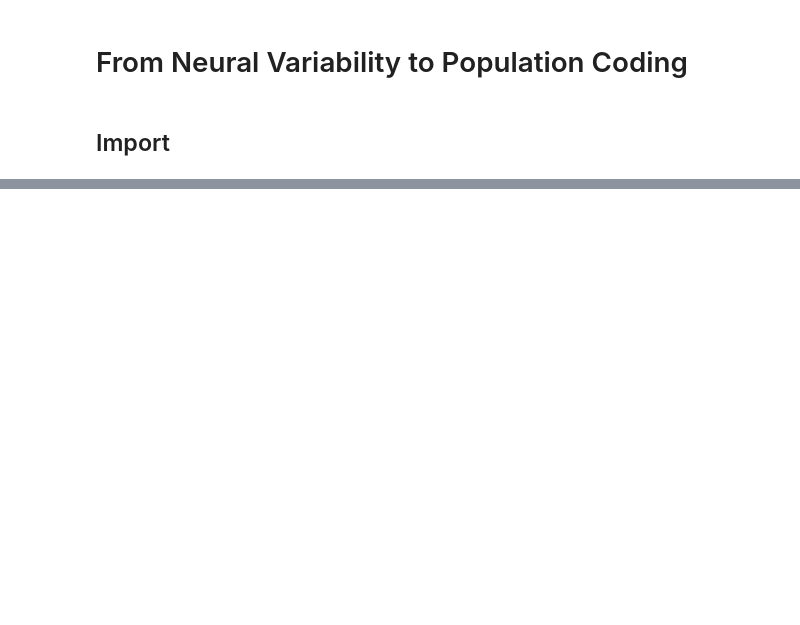
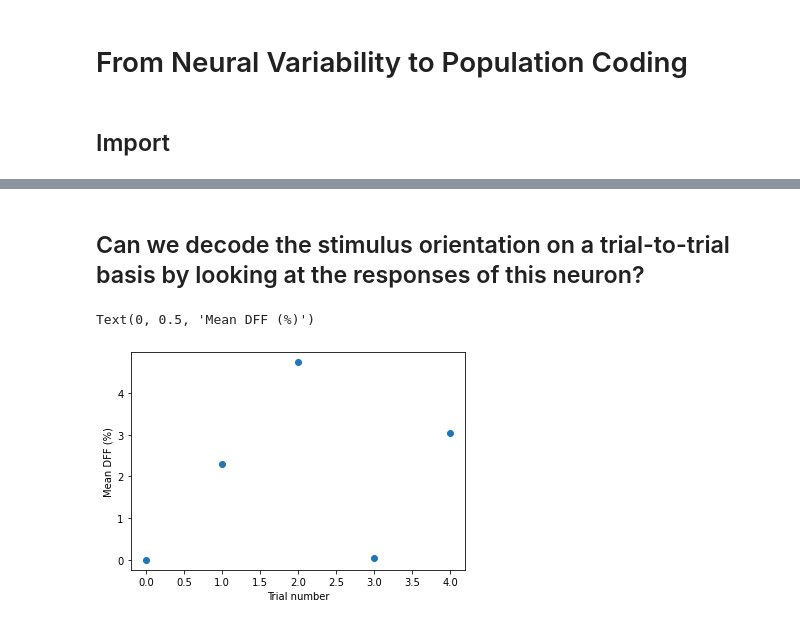
Before and after one commit to AllenSWDB/TReND_2024, a Jupyter notebook: code/Day 2-tunining variability.ipynb, the cells around one changed output, grey strips where cells are left out. Drawn from its saved outputs; the diff is of its cells as text; code cells hidden in the pictures; blank space fills up the shorter version.

```diff
--- a/code/Day 2-tunining variability.ipynb
+++ b/code/Day 2-tunining variability.ipynb
@@ -42,0 +105,10 @@ data_set = boc.get_ophys_experiment_data(ophys_experiment_id=session_id)
+# %% [markdown]
+## Can we decode the stimulus orientation on a trial-to-trial basis by looking at the responses of this neuron?
+# %%
+# Plot the trial_response for the first 5 trials
+plt.plot(response.trial_response[:5], 'o')
+plt.xlabel("Trial number")
+plt.ylabel("Mean DFF (%)")
+# %% [output]
+Text(0, 0.5, 'Mean DFF (%)')
+[figure, added]
```
Also changed, not shown: parts of 29 cells of this notebook, 2 other files.
